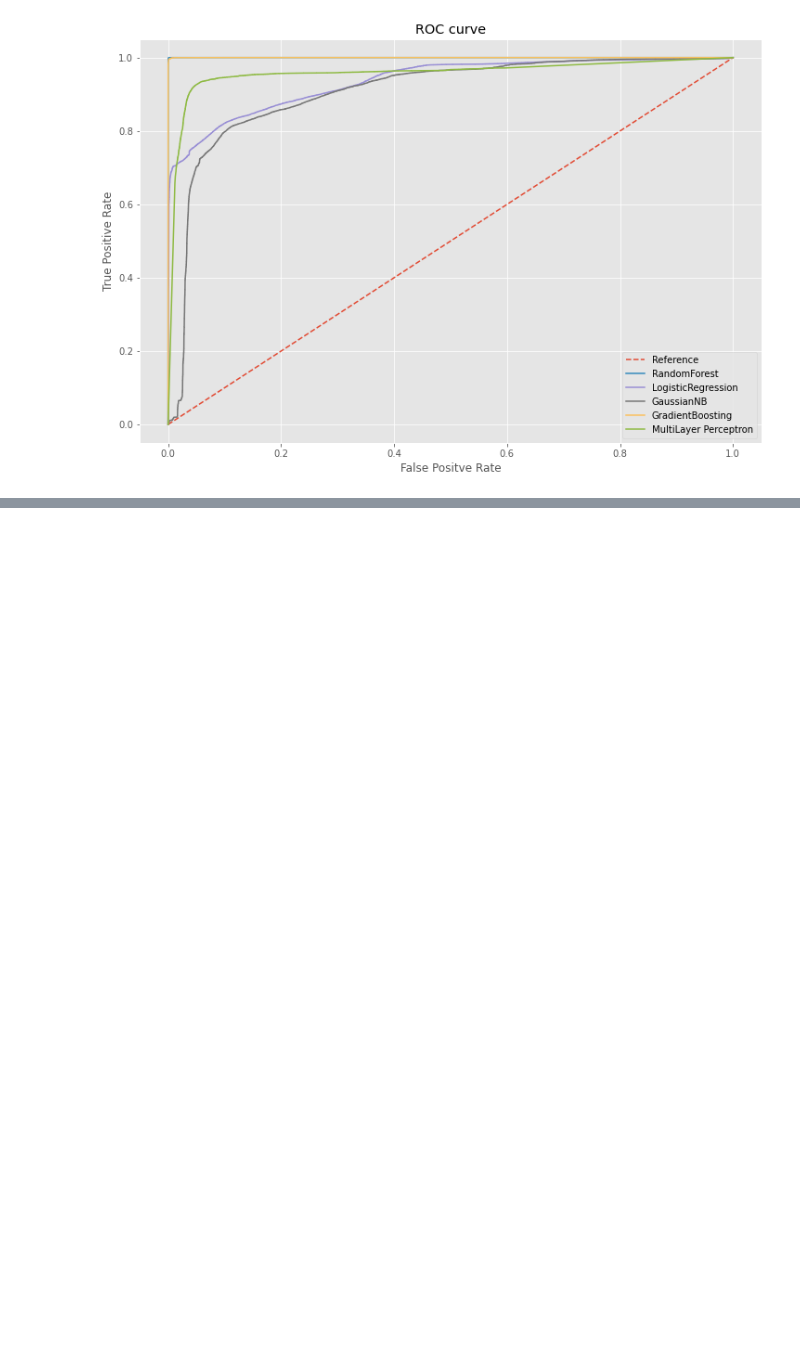
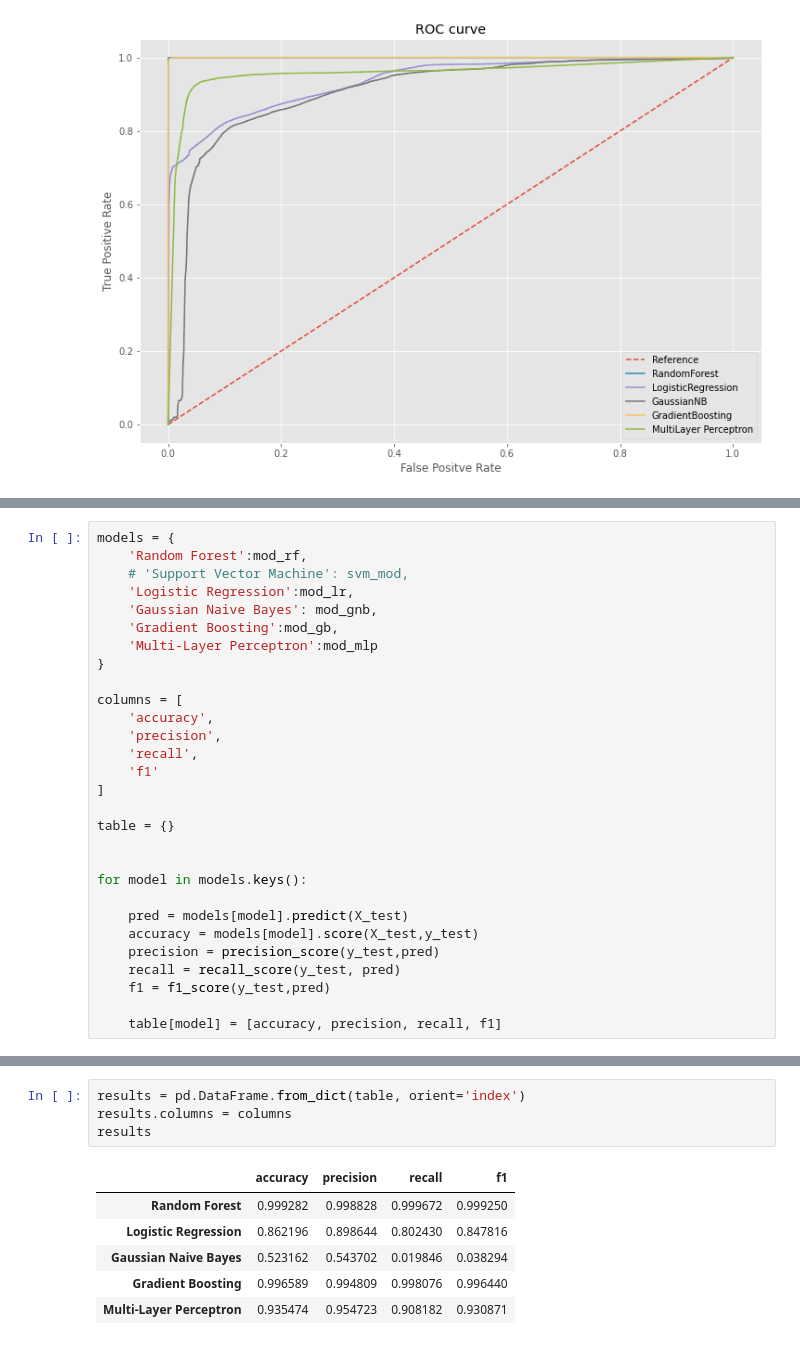
Before and after one commit to jboyce95/network-security, a Jupyter notebook: ML_Network-Security.ipynb, the cells around one changed output, grey strips where cells are left out. Drawn from its saved outputs; the diff is of its cells as text; blank space fills up the shorter version.

```diff
--- a/ML_Network-Security.ipynb
+++ b/ML_Network-Security.ipynb
@@ -746,0 +800,29 @@ MultiLayer Perceptron AUC:  0.957698217514592
+# %%
+models = {
+    'Random Forest':mod_rf,
+    # 'Support Vector Machine': svm_mod,
+    'Logistic Regression':mod_lr,
+    'Gaussian Naive Bayes': mod_gnb,
+    'Gradient Boosting':mod_gb,
+    'Multi-Layer Perceptron':mod_mlp
+}
+
+columns = [
+    'accuracy',
+    'precision',
+    'recall',
+    'f1'
+]
+
+table = {}
+
+
+for model in models.keys():
+
+    pred = models[model].predict(X_test)
+    accuracy = models[model].score(X_test,y_test)
+    precision = precision_score(y_test,pred)
+    recall = recall_score(y_test, pred)
+    f1 = f1_score(y_test,pred)
+
+    table[model] = [accuracy, precision, recall, f1]
@@ -747,2 +834,13 @@ MultiLayer Perceptron AUC:  0.957698217514592
+# %%
+results = pd.DataFrame.from_dict(table, orient='index')
+results.columns = columns
+results
+# %% [output]
+|  | accuracy | precision | recall | f1 |
+| Random Forest | 0.999282 | 0.998828 | 0.999672 | 0.999250 |
+| Logistic Regression | 0.862196 | 0.898644 | 0.802430 | 0.847816 |
+| Gaussian Naive Bayes | 0.523162 | 0.543702 | 0.019846 | 0.038294 |
+| Gradient Boosting | 0.996589 | 0.994809 | 0.998076 | 0.996440 |
+| Multi-Layer Perceptron | 0.935474 | 0.954723 | 0.908182 | 0.930871 |
 # %% [markdown]
 ## Conclusion <a name="conclusion_security"></a>
```
Also changed, not shown: parts of 31 cells of this notebook.
